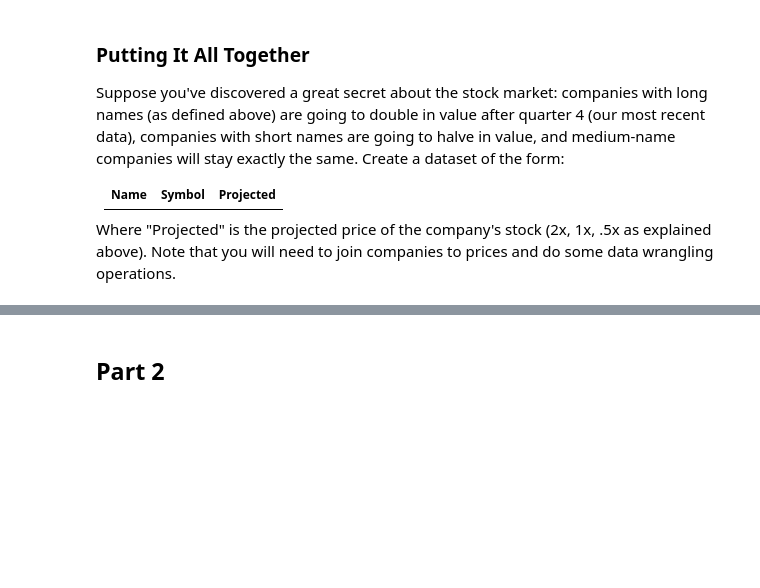
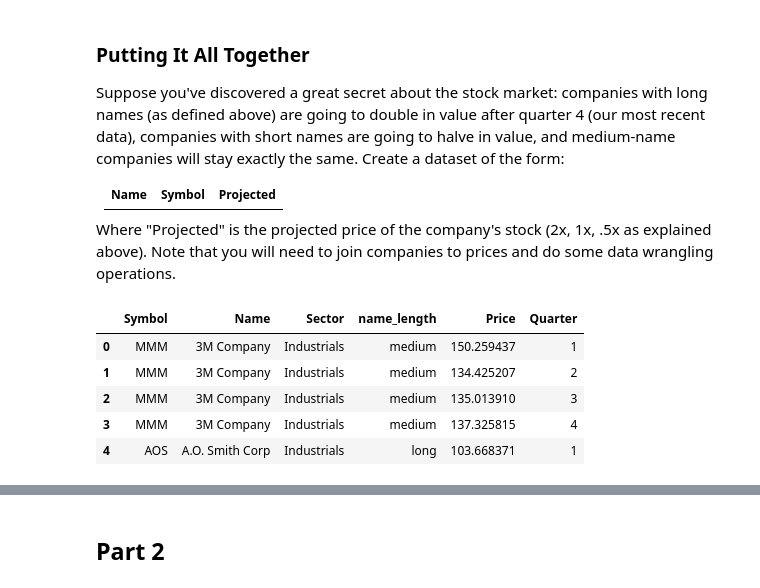
Before and after one commit to uc-python/intermediate-python-datasci, a Jupyter notebook: notebooks/Case Study Solutions.ipynb, the cells around one changed output, grey strips where cells are left out. Cells and saved outputs as stored; diff of their text form; code cells hidden in the pictures; blank space fills up the shorter version.

```diff
--- a/notebooks/Case Study Solutions.ipynb
+++ b/notebooks/Case Study Solutions.ipynb
@@ -152,3 +152,14 @@ Suppose you've discovered a great secret about the stock market: companies with
 -------|--------|------------
 
 Where "Projected" is the projected price of the company's stock (2x, 1x, .5x as explained above). Note that you will need to join companies to prices and do some data wrangling operations.
+# %%
+# Join companies to their prices so we can get Name and Price in a single table.
+merged = pd.merge(companies, prices, on='Symbol')
+merged.head()
+# %% [output]
+|  | Symbol | Name | Sector | name_length | Price | Quarter |
+| 0 | MMM | 3M Company | Industrials | medium | 150.259437 | 1 |
+| 1 | MMM | 3M Company | Industrials | medium | 134.425207 | 2 |
+| 2 | MMM | 3M Company | Industrials | medium | 135.013910 | 3 |
+| 3 | MMM | 3M Company | Industrials | medium | 137.325815 | 4 |
+| 4 | AOS | A.O. Smith Corp | Industrials | long | 103.668371 | 1 |
```
Also changed, not shown: parts of 6 cells of this notebook.
